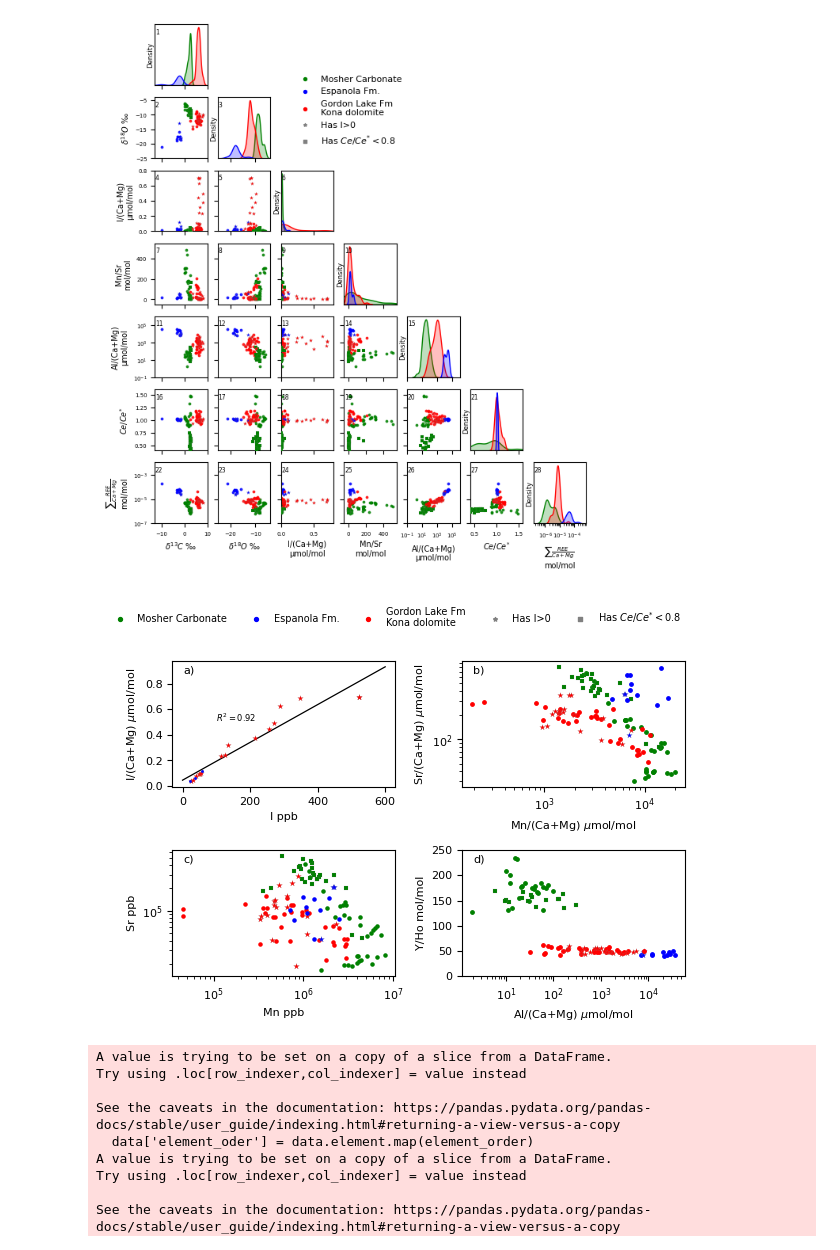
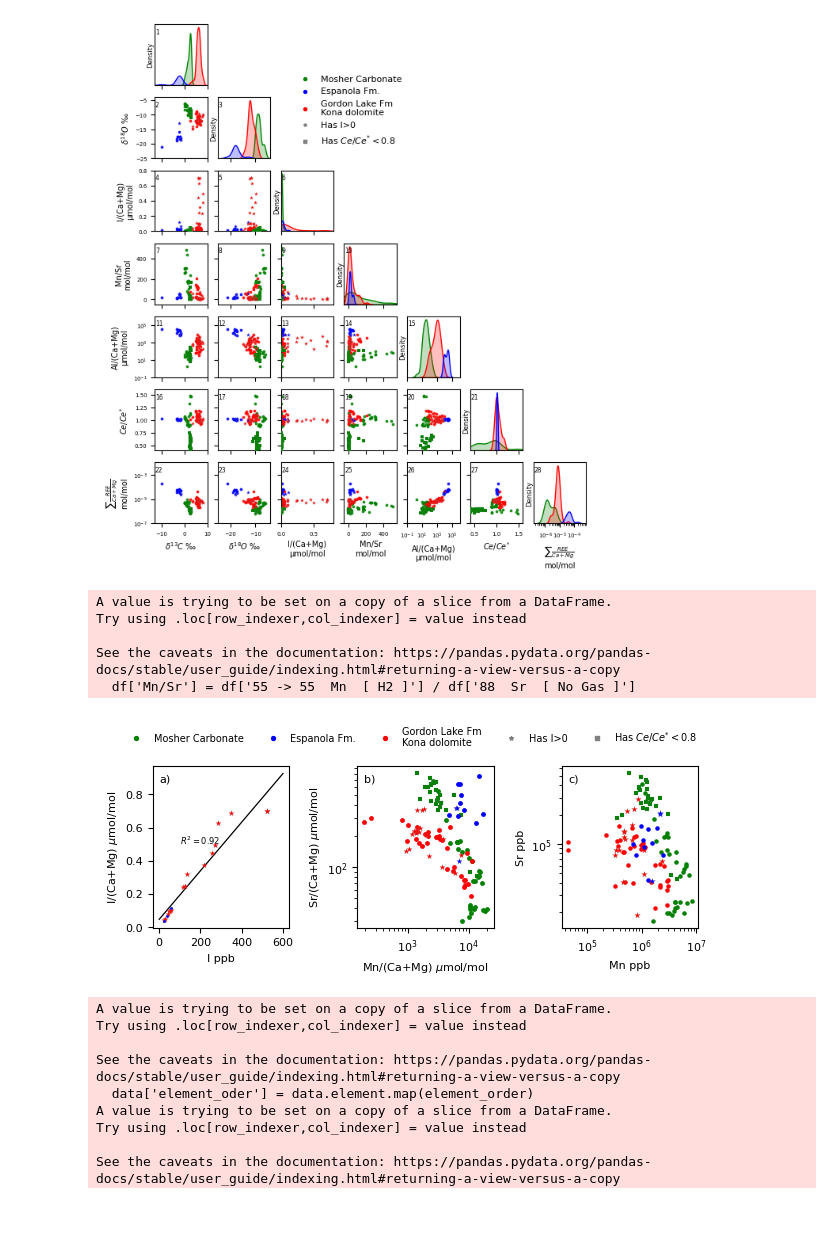
Before and after one commit to DanyIvan/Iodine_vs_cerium_anomalies_GOE, a Jupyter notebook: publication_plots.ipynb, the cells around one changed output. Cells and saved outputs as stored; diff of their text form; code cells hidden in the pictures; blank space fills up the shorter version.

```diff
--- a/publication_plots.ipynb
+++ b/publication_plots.ipynb
@@ -786,58 +786,57 @@ def plot_data(x, y, only_iodine=False, s=6, factorx=1, factory=1):
             plt.scatter(df_iodine[x]*factorx, df_iodine[y]*factory,
                 color=colors[i], s=s*3, marker='*', edgecolor='gray', linewidth=0.1)
 
-fig, axs = plt.subplots(2,2, figsize=(a4_x*0.8, a4_y*0.35))
+fig, axs = plt.subplots(1,3, figsize=(a4_x*0.85, a4_y*0.18))
 
-plt.sca(axs[0][0])
+plt.sca(axs[0])
 I_vs_I()
-axs[0][0].text(0.05, 0.9, str('a)'), transform=axs[0][0].transAxes, size=8)
+axs[0].text(0.05, 0.9, str('a)'), transform=axs[0].transAxes, size=8)
 plt.xlabel('I ppb', fontsize=8)
 plt.ylabel(r'I/(Ca+Mg) $\mu$mol/mol', fontsize=8)
 
-plt.sca(axs[0][1])
+plt.sca(axs[1])
 plot_data('55 -> 55  Mn  [ H2 ]', '88  Sr  [ No Gas ]', factorx=1e6, factory=1e6)
 plt.xlabel('Mn/(Ca+Mg) $\mu$mol/mol', fontsize=8)
 plt.ylabel('Sr/(Ca+Mg) $\mu$mol/mol', fontsize=8)
-axs[0][1].text(0.05, 0.9, str('b)'), transform=axs[0][1].transAxes, size=8)
+axs[1].text(0.05, 0.9, str('b)'), transform=axs[1].transAxes, size=8)
 plt.yscale('log')
 plt.xscale('log')
 
-plt.sca(axs[1][0])
+plt.sca(axs[2])
 Sr_vs_Mn_ppm()
-axs[1][0].text(0.05, 0.9, str('c)'), transform=axs[1][0].transAxes, size=8)
+axs[2].text(0.05, 0.9, str('c)'), transform=axs[2].transAxes, size=8)
 plt.xlabel('Mn ppb', fontsize=8)
 plt.ylabel('Sr ppb', fontsize=8)
 plt.yscale('log')
 plt.xscale('log')
 
-plt.sca(axs[1][1])
-plot_data(x='27  Al  [ No Gas ]', y='Y/Ho', factorx=1e6, factory=1)
-plt.xlabel('Al/(Ca+Mg) $\mu$mol/mol', fontsize=8)
-plt.ylabel('Y/Ho mol/mol', fontsize=8)
-plt.ylim([0, 250])
-axs[1][1].text(0.05, 0.9, str('d)'), transform=axs[1][1].transAxes, size=8)
-plt.xscale('log')
-# plt.xscale('log')
 
 
 
 plt.subplots_adjust(wspace=0.3, hspace=0.5)
 
 def make_handles(m,c,s, alpha=None, edgecolor=None, linewidth=None):
         return plt.scatter([],[],marker=m, s=s, color=c, alpha=alpha,
              edgecolor=None, linewidth=None)
 handles = [make_handles("o","g", 8)] + [make_handles("o","b", 8)]  +\
     [make_handles("o","r", 8)] + [make_handles("*","gray", 8)] + [make_handles("s","gray", 8)]
 
 legend_labels =[ "Mosher Carbonate", "Espanola Fm.", "Gordon Lake Fm\nKona dolomite",
     "Has I>0",r'Has $Ce/Ce^{*} < 0.8$']
 
 plt.legend(handles, legend_labels, fontsize=7, frameon=0,
-    loc='upper center', ncol=5, bbox_to_anchor=(-0.3, 3))
+    loc='upper center', ncol=5, bbox_to_anchor=(-1.1, 1.3))
+
+plt.subplots_adjust(wspace=0.5)
 
 plt.savefig('plots/cross_plots_additional.pdf',  bbox_inches='tight')
 # %% [output]
+A value is trying to be set on a copy of a slice from a DataFrame.
+Try using .loc[row_indexer,col_indexer] = value instead
+
+See the caveats in the documentation: https://pandas.pydata.org/pandas-docs/stable/user_guide/indexing.html#returning-a-view-versus-a-copy
+  df['Mn/Sr'] = df['55 -> 55  Mn  [ H2 ]'] / df['88  Sr  [ No Gas ]']
-[figure, old version]
+[figure, new version]
 # %%
 def get_REE_data(data, oxide_corrected=True):
     '''Gets REE/PAAS sample data'''
```
Also changed, not shown: parts of 3 cells of this notebook.
